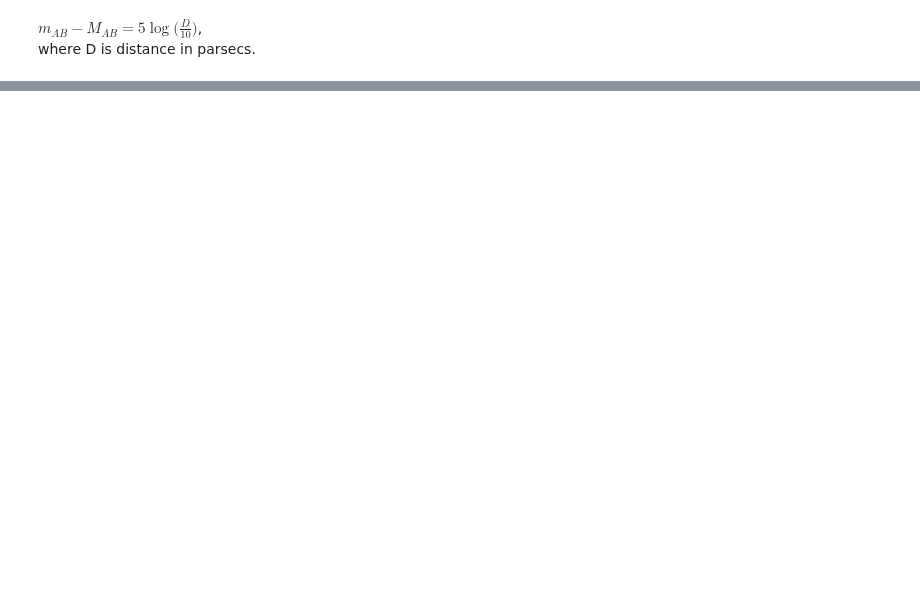
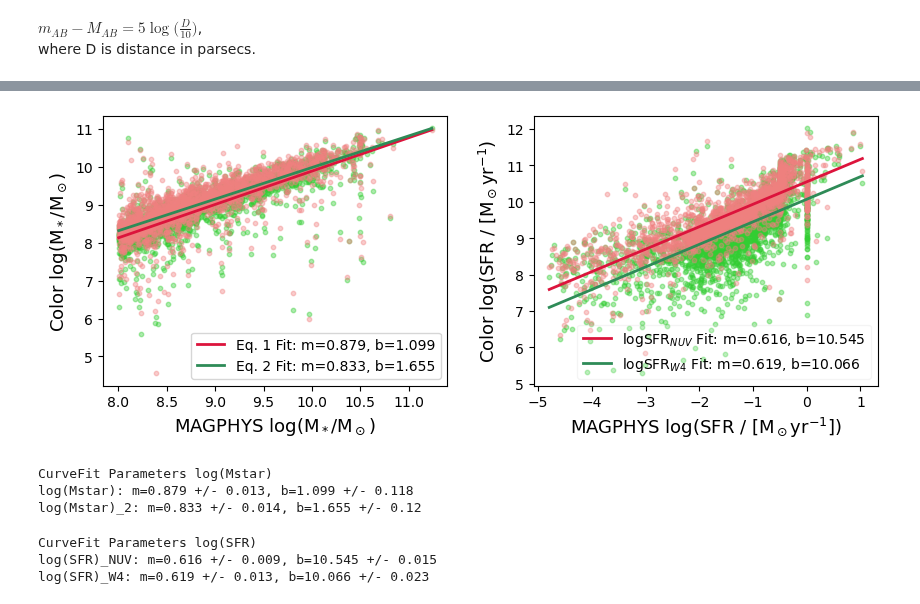
Before and after one commit to Kyssuber/research, a Jupyter notebook: notebooks/uv_ir_SFRMstar.ipynb, the cells around one changed output, grey strips where cells are left out. Cells and saved outputs as stored; diff of their text form; code cells hidden in the pictures; blank space fills up the shorter version.

```diff
--- a/notebooks/uv_ir_SFRMstar.ipynb
+++ b/notebooks/uv_ir_SFRMstar.ipynb
@@ -202,0 +234,3 @@ Table length=6485
+# %%
+magphys_mstar = logmass[~fitflags & (logmass>8.)]
+magphys_sfr = logsfr[~fitflags & (logmass>8.)]
@@ -202,0 +243,70 @@ Table length=6485
+# %%
+#finding quantitative relationships and parameter uncertainties
+p_sfr_nuv,cov1a = np.polyfit(magphys_sfr,(logSFR_NUV_corrected[~fitflags & (logmass>8.)]),1,cov=True)
+p_sfr_w4,cov2a = np.polyfit(magphys_sfr,(logSFR_W4[~fitflags & (logmass>8.)]),1,cov=True)
+p_sfr_nuv_alt,cov1 = np.polyfit(magphys_sfr[(magphys_sfr!=0)],(logSFR_NUV_corrected[~fitflags & (logmass>8.)])[(magphys_sfr!=0)],1,cov=True)
+p_sfr_w4_alt,cov2 = np.polyfit(magphys_sfr[(magphys_sfr!=0)],(logSFR_W4[~fitflags & (logmass>8.)])[magphys_sfr!=0],1,cov=True)
+p_mstar,cov1b = np.polyfit(magphys_mstar,logMstar[~fitflags & (logmass>8.)],1,cov=True)
+p_mstar_2,cov2b = np.polyfit(magphys_mstar,logMstar_2[~fitflags & (logmass>8.)],1,cov=True)
+# %%
+#fit lines to data
+p_mstar_line = np.poly1d(p_mstar)
+p_mstar_2_line = np.poly1d(p_mstar_2)
+
+p_sfr_nuv_line = np.poly1d(p_sfr_nuv)
+p_sfr_w4_line = np.poly1d(p_sfr_w4)
+# %%
+#create range of x values for the plotting of fitted lines
+x_p_mstar = np.linspace(np.min(magphys_mstar),np.max(magphys_mstar),1000)
+x_p_sfr = np.linspace(np.min(magphys_sfr),np.max(magphys_sfr),1000)
+
+plt.subplots(1,2,figsize=(10,3.5))
+
+plt.subplot(1,2,1)
+plt.scatter(magphys_mstar,logMstar[~fitflags & (logmass>8.)],
+            alpha=0.4, s=10, color='limegreen')
+plt.scatter(magphys_mstar,logMstar_2[~fitflags & (logmass>8.)],
+            alpha=0.4, s=10, color='lightcoral')
+plt.plot(x_p_mstar,p_mstar_line(x_p_mstar),color='crimson',
+         label=f'Eq. 1 Fit: m={np.round(p_mstar[0],3)}, b={np.round(p_mstar[1],3)}',
+         linewidth=2,zorder=2)
+plt.plot(x_p_mstar,p_mstar_2_line(x_p_mstar),color='seagreen',
+         label=f'Eq. 2 Fit: m={np.round(p_mstar_2[0],3)}, b={np.round(p_mstar_2[1],3)}',
+         linewidth=2,zorder=2)
+plt.xlabel(r'MAGPHYS log(M$_*$/M$_\odot$)',fontsize=13)
+plt.ylabel('Color log(M$_*$/M$_\odot$)',fontsize=13)
+plt.legend()
+
+plt.subplot(1,2,2)
+plt.scatter(magphys_sfr,logSFR_W4[~fitflags & (logmass>8.)], alpha=0.4, s=10, color='limegreen')
+plt.scatter(magphys_sfr,logSFR_NUV_corrected[~fitflags & (logmass>8.)], alpha=0.4, s=10, color='lightcoral')
+plt.plot(x_p_sfr,p_sfr_nuv_line(x_p_sfr),color='crimson',
+         label=r'logSFR$_{NUV}$ '+ f'Fit: m={np.round(p_sfr_nuv[0],3)}, b={np.round(p_sfr_nuv[1],3)}',
+         linewidth=2,zorder=2)
+plt.plot(x_p_sfr,p_sfr_w4_line(x_p_sfr),color='seagreen',
+         label=r'logSFR$_{W4}$ '+ f'Fit: m={np.round(p_sfr_w4[0],3)}, b={np.round(p_sfr_w4[1],3)}',
+         linewidth=2,zorder=2)
+plt.xlabel(r'MAGPHYS log(SFR / [M$_\odot$yr$^{-1}$])',fontsize=13)
+plt.ylabel(r'Color log(SFR / [M$_\odot$yr$^{-1}$)',fontsize=13)
+plt.legend(framealpha=0.2,fancybox=True)
+
+plt.subplots_adjust(wspace=0.25)
+plt.show()
+# %% [output]
+[figure, added]
+# %%
+print('CurveFit Parameters log(Mstar)')
+print(f'log(Mstar): m={np.round(p_mstar[0],3)} +/- {np.round(np.sqrt(cov1b[0][0]),3)}, b={np.round(p_mstar[1],3)} +/- {np.round(np.sqrt(cov1b[1][1]),3)}')
+print(f'log(Mstar)_2: m={np.round(p_mstar_2[0],3)} +/- {np.round(np.sqrt(cov2b[0][0]),3)}, b={np.round(p_mstar_2[1],3)} +/- {np.round(np.sqrt(cov2b[1][1]),3)}')
+# %% [output]
+CurveFit Parameters log(Mstar)
+log(Mstar): m=0.879 +/- 0.013, b=1.099 +/- 0.118
+log(Mstar)_2: m=0.833 +/- 0.014, b=1.655 +/- 0.12
+# %%
+print('CurveFit Parameters log(SFR)')
+print(f'log(SFR)_NUV: m={np.round(p_sfr_nuv[0],3)} +/- {np.round(np.sqrt(cov1a[0][0]),3)}, b={np.round(p_sfr_nuv[1],3)} +/- {np.round(np.sqrt(cov1a[1][1]),3)}')
+print(f'log(SFR)_W4: m={np.round(p_sfr_w4[0],3)} +/- {np.round(np.sqrt(cov2a[0][0]),3)}, b={np.round(p_sfr_w4[1],3)} +/- {np.round(np.sqrt(cov2a[1][1]),3)}')
+# %% [output]
+CurveFit Parameters log(SFR)
+log(SFR)_NUV: m=0.616 +/- 0.009, b=10.545 +/- 0.015
+log(SFR)_W4: m=0.619 +/- 0.013, b=10.066 +/- 0.023
```
Also changed, not shown: parts of 51 cells of this notebook.
